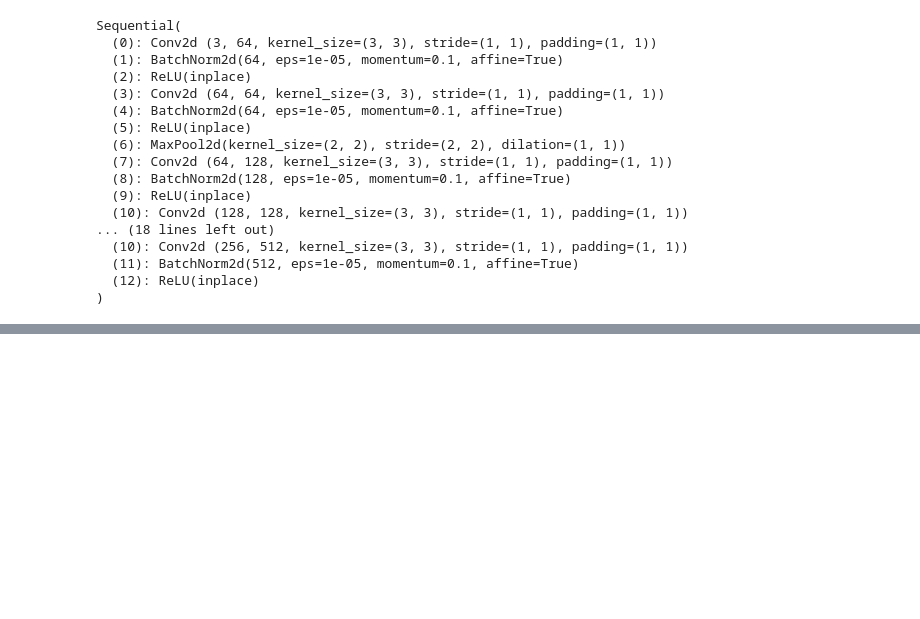
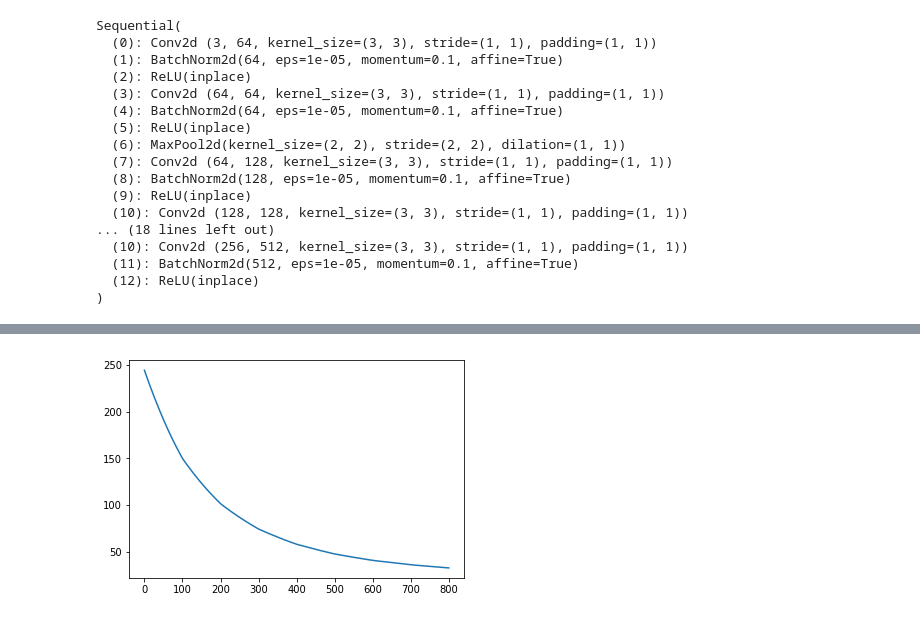
Before and after one commit to Beanin/object-to-object-style-transfer, a Jupyter notebook: transfer.ipynb, the cells around one changed output, grey strips where cells are left out. Saved outputs shown, nothing was run; the diff lists cells and outputs as text; code cells hidden in the pictures; blank space fills up the shorter version.

```diff
--- a/transfer.ipynb
+++ b/transfer.ipynb
@@ -108,3 +110,9 @@ style_masks = style_masks[0: 2]
+# %%
+content_masks = content_masks[[0, 18]]
+style_masks = style_masks[[0, 18]]
+
+content_masks[0] = 1 - content_masks[1]
+style_masks[0] = 1 - style_masks[1]
 # %%
 content_masks.shape
 # %% [output]
@@ -119,6 +127,26 @@ from torchvision.models import vgg19, vgg19_bn
 from torch.nn.functional import conv3d
 import itertools
 from torch import optim
+# %%
+class VGGExtractor(nn.Module):
+        def __init__(self, use_cuda=True):
+            super().__init__()
+            model = vgg19_bn(pretrained=True)
+            if torch.cuda.is_available() and use_cuda:
+                model = model.cuda()
+
+            self.first = nn.Sequential(*[model.features[i] for i in range(17)])
+            self.second = nn.Sequential(*[model.features[i] for i in range(17, 30)])
+
+            for param in model.parameters():
+                param.requires_grad = False
+
+        def forward(self, x):
+            conv3_1 = self.first.forward(x)
+            conv4_1 = self.second.forward(conv3_1)
+            return conv3_1, conv4_1
+
+vgg = VGGExtractor()
 # %%
 def get_patch(x, j, k, T):
     return x[0, :, j: T + j, k : k + T]
@@ -327,7 +362,7 @@ class StyleTransfer(object):
 
         return gen_var.data.cpu()
 # %%
-trans = StyleTransfer()
+trans = StyleTransfer(vgg=vgg)
 # %% [output]
 Sequential(
   (0): Conv2d (3, 64, kernel_size=(3, 3), stride=(1, 1), padding=(1, 1))
@@ -354,9 +389,9 @@ gen_img = trans.generate(
     style=style,
     content_masks=content_masks,
     style_masks=style_masks,
-    lr=1e-3,
-    decay=0.95,
-    n_iter=2001,
-    sz=(64, 64)
+    lr=8e-4,
+    decay=0.8,
+    n_iter=801,
+    sz=(128, 128)
 )
 # %% [output]
@@ -383,3 +418,13 @@ def to_img(tensor):
     """ stolen from utils.save_image"""
     grid = utils.make_grid(tensor)
     return grid.mul(255).clamp(0, 255).byte().permute(1, 2, 0).cpu().numpy()
+# %%
+losses = trans.debug['loss']
+plt.figure(1)
+plt.plot(range(len(losses)), losses)
+
+utils.save_image(gen_img[0], 'output/output%d.jpg' % img_num)
+
+img_num += 1
+# %% [output]
+[figure, added]
```
Also changed, not shown: parts of 29 cells of this notebook.
